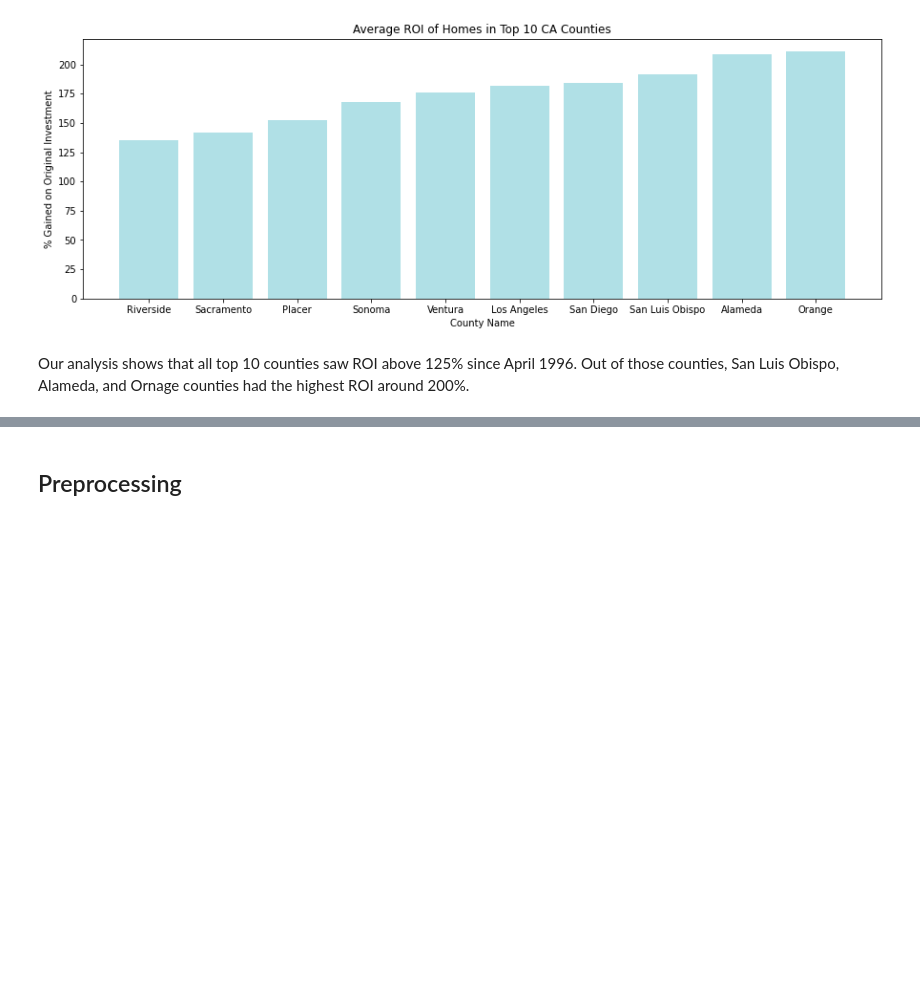
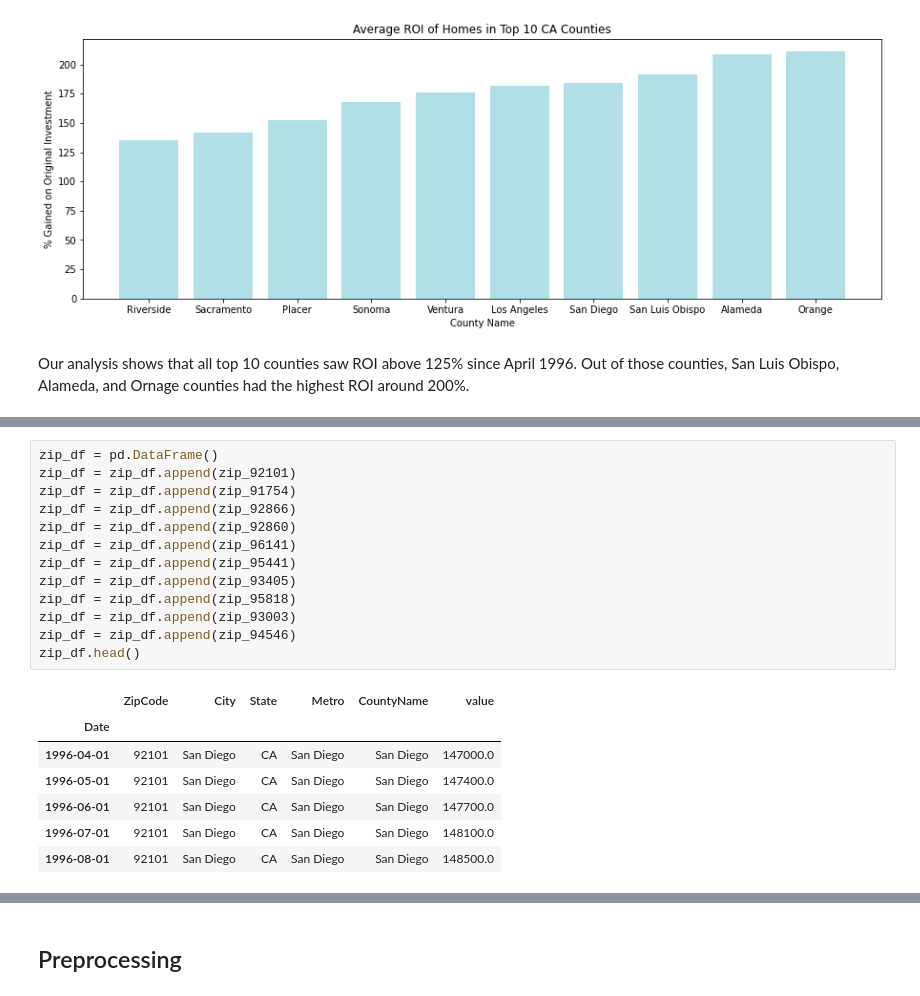
Before and after one commit to jennifernha/Zillow-Time-Series, a Jupyter notebook: Zillow-Times-Series.ipynb, the cells around one changed output, grey strips where cells are left out. Drawn from its saved outputs; the diff is of its cells as text; blank space fills up the shorter version.

```diff
--- a/Zillow-Times-Series.ipynb
+++ b/Zillow-Times-Series.ipynb
@@ -410,0 +479,21 @@ Our analysis shows that all top 10 counties saw ROI above 125% since April 1996.
+# %%
+zip_df = pd.DataFrame()
+zip_df = zip_df.append(zip_92101)
+zip_df = zip_df.append(zip_91754)
+zip_df = zip_df.append(zip_92866)
+zip_df = zip_df.append(zip_92860)
+zip_df = zip_df.append(zip_96141)
+zip_df = zip_df.append(zip_95441)
+zip_df = zip_df.append(zip_93405)
+zip_df = zip_df.append(zip_95818)
+zip_df = zip_df.append(zip_93003)
+zip_df = zip_df.append(zip_94546)
+zip_df.head()
+# %% [output]
+|  | ZipCode | City | State | Metro | CountyName | value |
+| Date |  |  |  |  |  |  |
+| 1996-04-01 | 92101 | San Diego | CA | San Diego | San Diego | 147000.0 |
+| 1996-05-01 | 92101 | San Diego | CA | San Diego | San Diego | 147400.0 |
+| 1996-06-01 | 92101 | San Diego | CA | San Diego | San Diego | 147700.0 |
+| 1996-07-01 | 92101 | San Diego | CA | San Diego | San Diego | 148100.0 |
+| 1996-08-01 | 92101 | San Diego | CA | San Diego | San Diego | 148500.0 |
```
Also changed, not shown: parts of 25 cells of this notebook.
